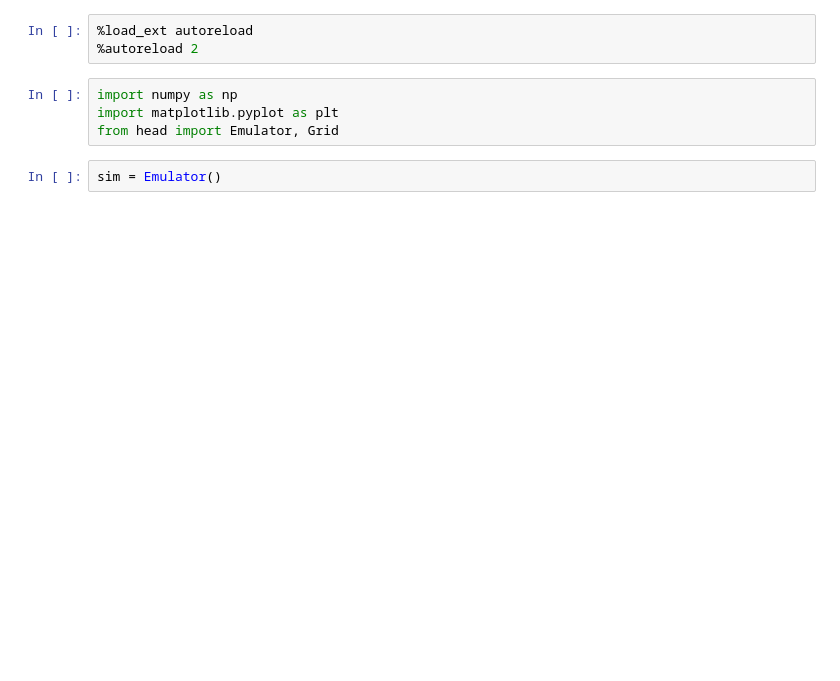
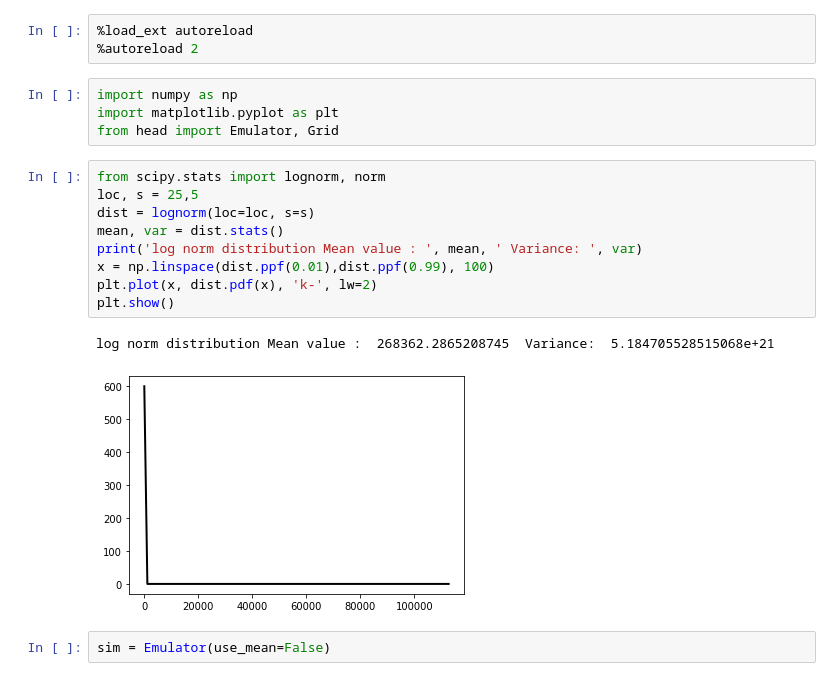
Before and after one commit to pozzo-research-group/HEAD, a Jupyter notebook: notebooks/04-Modelling nanostructure spectra and SAS profiles with polydispersity .ipynb, the cells around one changed output. Saved outputs shown, nothing was run; the diff lists cells and outputs as text; blank space fills up the shorter version.

```diff
--- a/notebooks/04-Modelling nanostructure spectra and SAS profiles with polydispersity .ipynb
+++ b/notebooks/04-Modelling nanostructure spectra and SAS profiles with polydispersity .ipynb
@@ -5,6 +5,18 @@
 import numpy as np
 import matplotlib.pyplot as plt
 from head import Emulator, Grid
-# %%
-sim = Emulator()
+# %%
+from scipy.stats import lognorm, norm
+loc, s = 25,5
+dist = lognorm(loc=loc, s=s)
+mean, var = dist.stats()
+print('log norm distribution Mean value : ', mean, ' Variance: ', var)
+x = np.linspace(dist.ppf(0.01),dist.ppf(0.99), 100)
+plt.plot(x, dist.pdf(x), 'k-', lw=2)
+plt.show()
+# %% [output]
+log norm distribution Mean value :  268362.2865208745  Variance:  5.184705528515068e+21
+[figure, added]
+# %%
+sim = Emulator(use_mean=False)
 # %%
```
Also changed, not shown: parts of 3 cells of this notebook, 1 other file.
